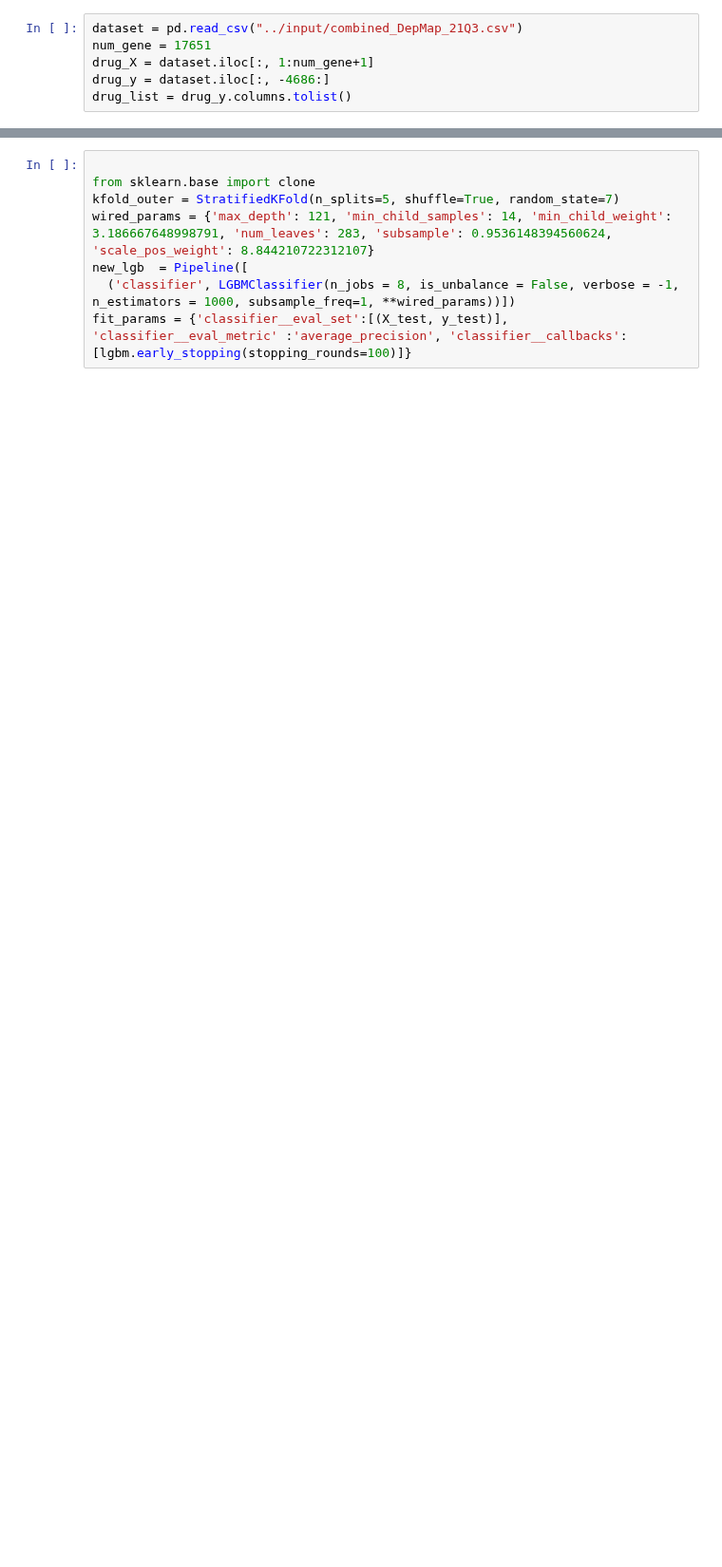
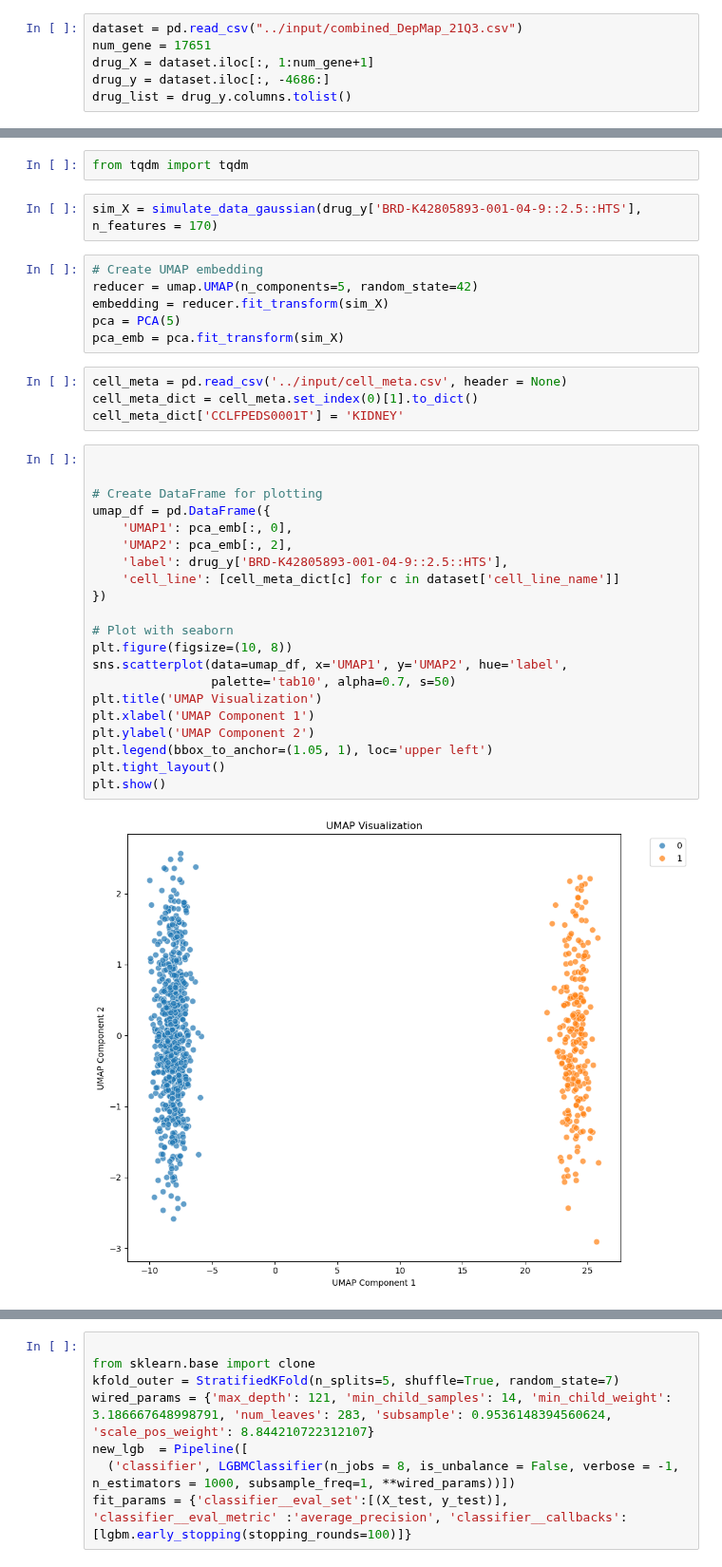
Before and after one commit to bio-info-guy/drug_sensitivity_mlpred, a Jupyter notebook: notebooks/DrugSensitivityML.ipynb, the cells around one changed output, grey strips where cells are left out. Shown at 95% size. Drawn from its saved outputs; the diff is of its cells as text; blank space fills up the shorter version.

```diff
--- a/notebooks/DrugSensitivityML.ipynb
+++ b/notebooks/DrugSensitivityML.ipynb
@@ -66,0 +110,37 @@ drug_list = drug_y.columns.tolist()
+# %%
+from tqdm import tqdm
+# %%
+sim_X = simulate_data_gaussian(drug_y['BRD-K42805893-001-04-9::2.5::HTS'], n_features = 170)
+# %%
+# Create UMAP embedding
+reducer = umap.UMAP(n_components=5, random_state=42)
+embedding = reducer.fit_transform(sim_X)
+pca = PCA(5)
+pca_emb = pca.fit_transform(sim_X)
+# %%
+cell_meta = pd.read_csv('../input/cell_meta.csv', header = None)
+cell_meta_dict = cell_meta.set_index(0)[1].to_dict()
+cell_meta_dict['CCLFPEDS0001T'] = 'KIDNEY'
+# %%
+
+
+# Create DataFrame for plotting
+umap_df = pd.DataFrame({
+    'UMAP1': pca_emb[:, 0],
+    'UMAP2': pca_emb[:, 2],
+    'label': drug_y['BRD-K42805893-001-04-9::2.5::HTS'],
+    'cell_line': [cell_meta_dict[c] for c in dataset['cell_line_name']]
+})
+
+# Plot with seaborn
+plt.figure(figsize=(10, 8))
+sns.scatterplot(data=umap_df, x='UMAP1', y='UMAP2', hue='label',
+                palette='tab10', alpha=0.7, s=50)
+plt.title('UMAP Visualization')
+plt.xlabel('UMAP Component 1')
+plt.ylabel('UMAP Component 2')
+plt.legend(bbox_to_anchor=(1.05, 1), loc='upper left')
+plt.tight_layout()
+plt.show()
+# %% [output]
+[figure, added]
```
Also changed, not shown: parts of 50 cells of this notebook, 7 other files.
